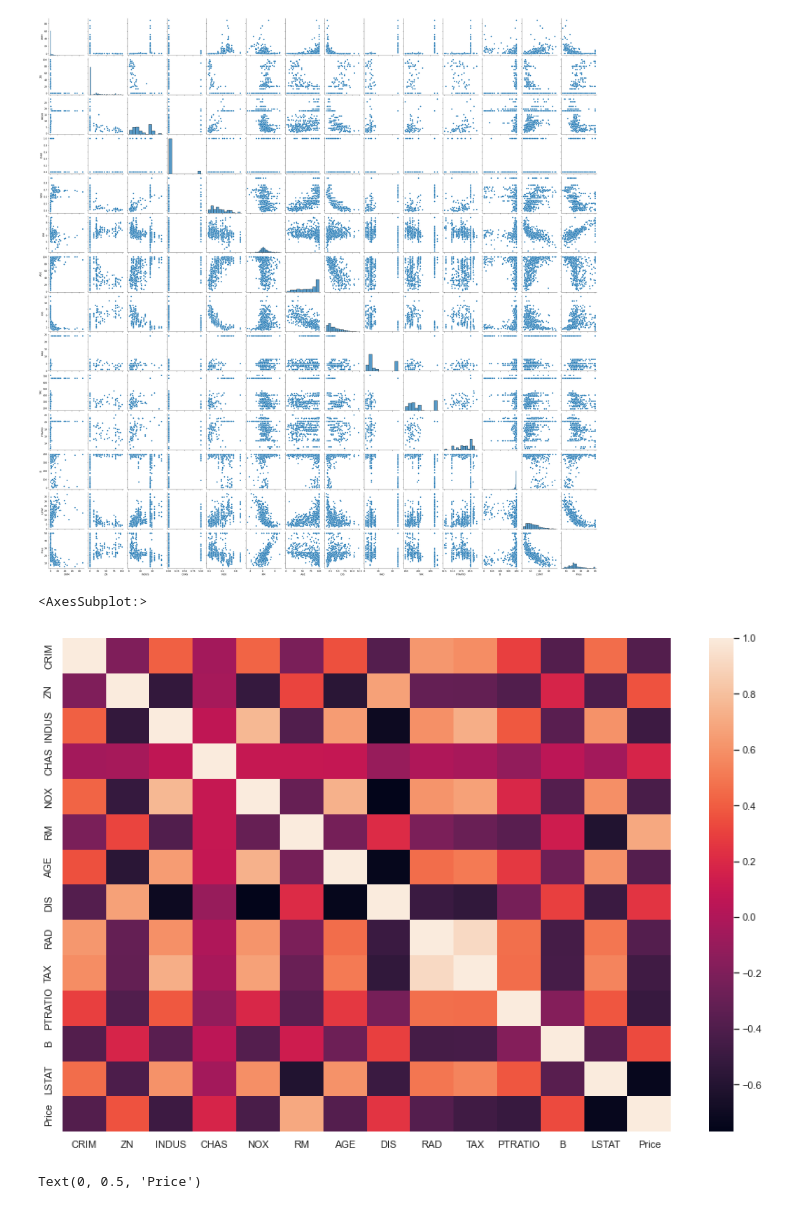
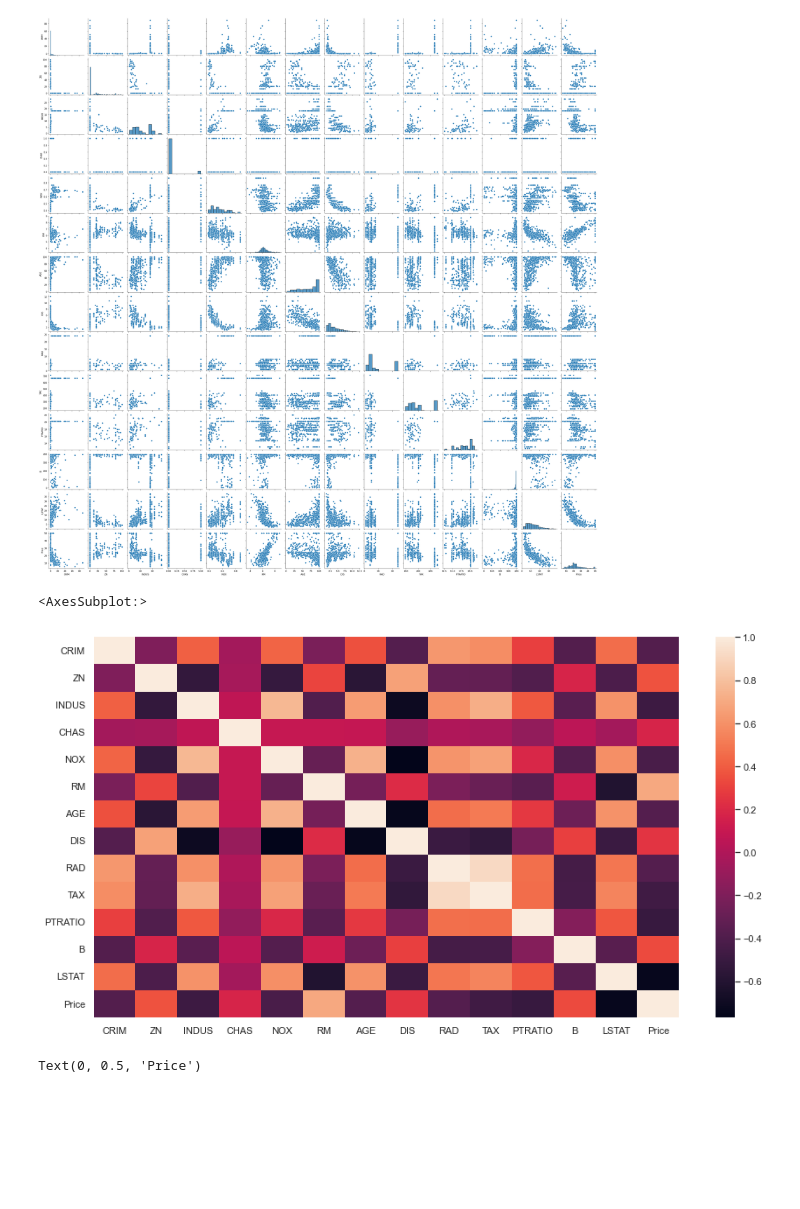
Before and after one commit to ravi0dubey/Linear-Regression-_Boston-Housing-Prices_-Prediction, a Jupyter notebook: Linear Regression _Boston Housing Prices_ Prediction.ipynb, the cells around one changed output. Drawn from its saved outputs; the diff is of its cells as text; code cells hidden in the pictures; blank space fills up the shorter version.

```diff
--- a/Linear Regression _Boston Housing Prices_ Prediction.ipynb
+++ b/Linear Regression _Boston Housing Prices_ Prediction.ipynb
@@ -181,9 +200,9 @@ sns.pairplot(boston_df)
 <seaborn.axisgrid.PairGrid at 0x...>
 [figure]
 # %%
-sns.set(rc={'figure.figsize':(15,10)})
+sns.set(rc={'figure.figsize':(15,8)})
 sns.heatmap(boston_df.corr())
 # %% [output]
 <AxesSubplot:>
-[figure, old version]
+[figure, new version]
 # %%
```
Also changed, not shown: parts of 12 cells of this notebook.
